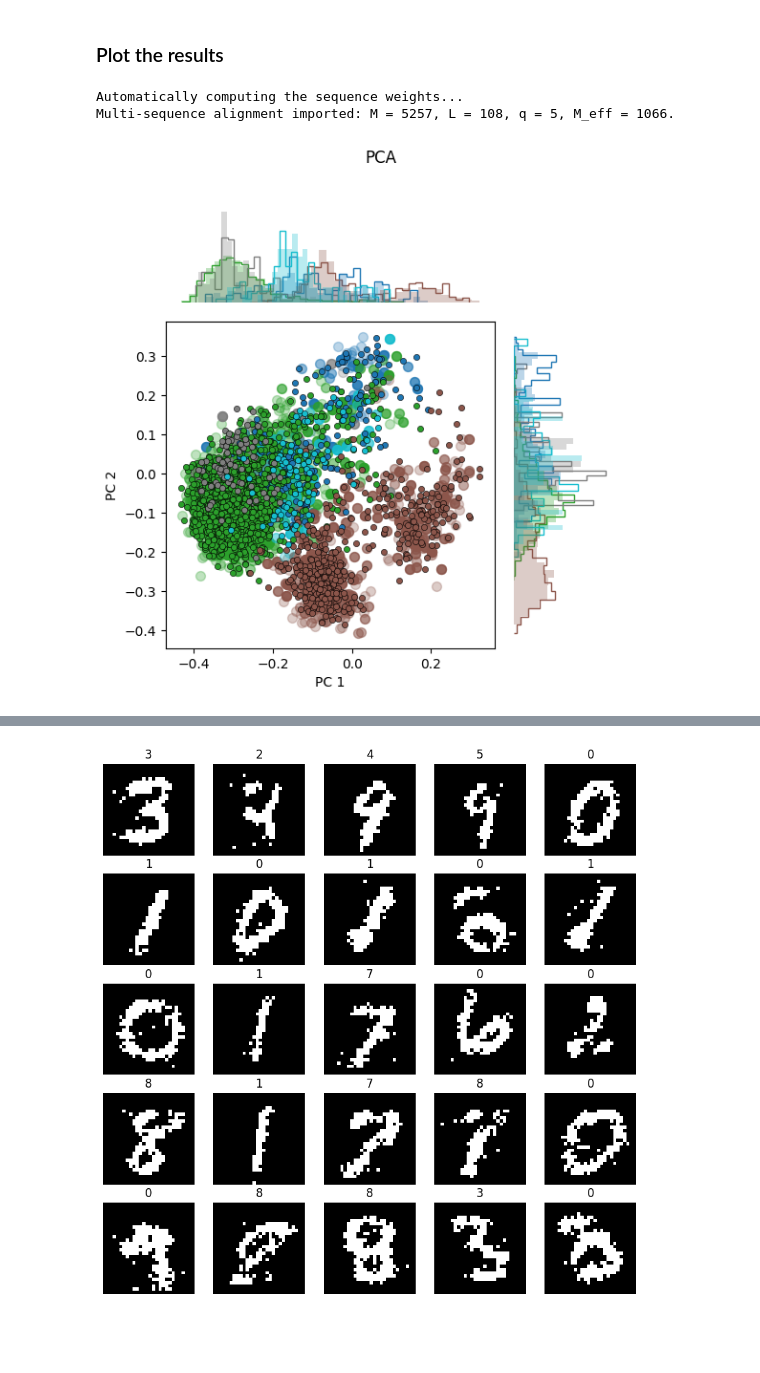
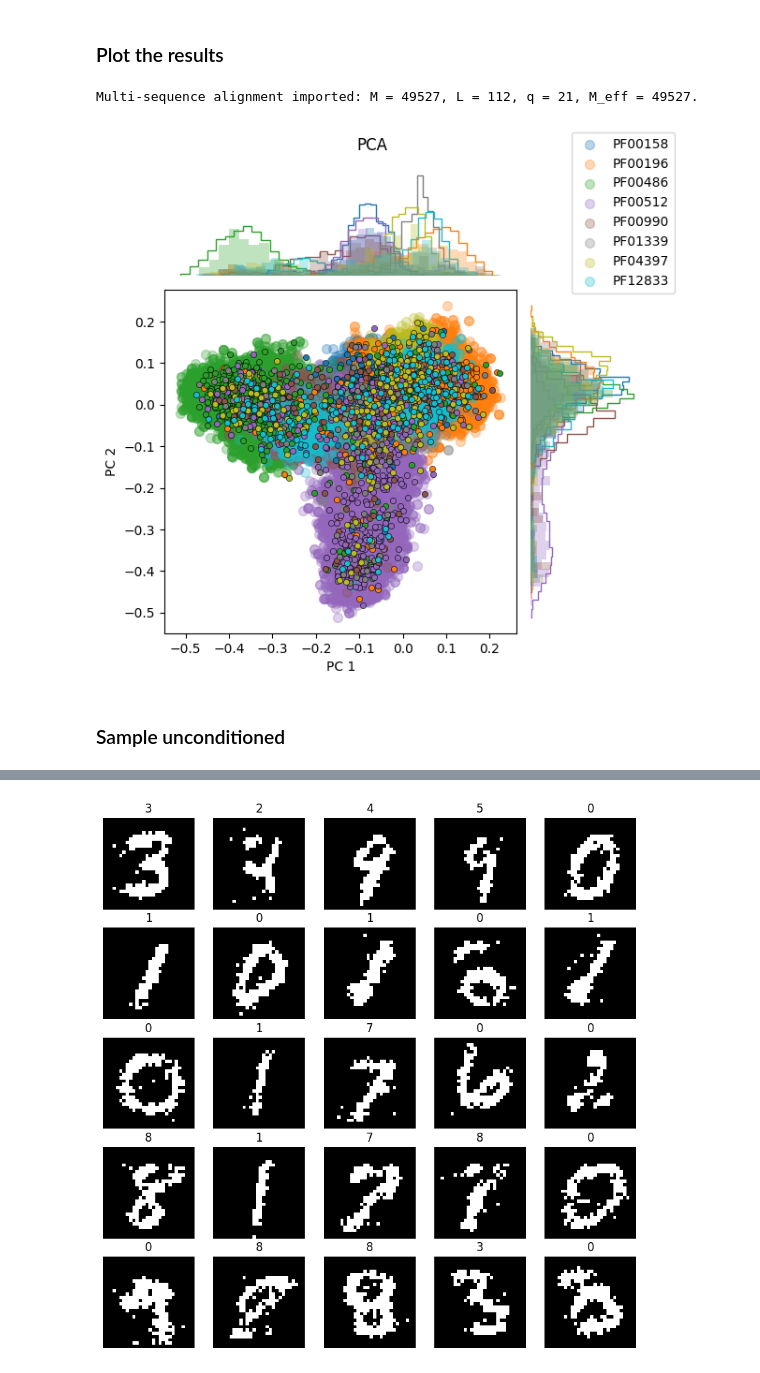
Before and after one commit to rossetl/annaDCA, a Jupyter notebook: develop.ipynb, the cells around one changed output, grey strips where cells are left out. Drawn from its saved outputs; the diff is of its cells as text; code cells hidden in the pictures; blank space fills up the shorter version.

```diff
--- a/develop.ipynb
+++ b/develop.ipynb
@@ -14,22 +14,24 @@ from annadca.plot import plot_PCA
 # %% [markdown]
 ### Plot the results
 # %%
-#fname_data = "/home/rosset/data/PF00072/PF00072.fasta"
-#fname_ann = "/home/rosset/data/PF00072/PF00072_ann.csv"
-#fname_weights = "/home/rosset/data/PF00072/PF00072_weights.dat"
-#fname_chains = "/home/rosset/models/PF00072/annaDCA_chains.fasta"
-#fname_model = "/home/rosset/models/PF00072/annaDCA_params.h5"
+fname_data = "/home/rosset/data/PF00072/PF00072.fasta"
+fname_ann = "/home/rosset/data/PF00072/PF00072_ann.csv"
+fname_weights = "/home/rosset/data/PF00072/PF00072_weights.dat"
+fname_chains = "/home/rosset/models/PF00072/partially_annotated/ann_0.5-sample_label-softmax_chains.fasta"
+fname_model = "/home/rosset/models/PF00072/partially_annotated/ann_0.5-sample_label-softmax_params.h5"
+#fname_chains = "/home/rosset/models/PF00072/partially_annotated/ann_0.5_chains.fasta"
+#fname_model = "/home/rosset/models/PF00072/partially_annotated/ann_0.5_params.h5"
 
-fname_data = "/home/rosset/data/Test/SAM/SAM.fasta"
-fname_ann = "/home/rosset/data/Test/SAM/SAM_ann.csv"
-fname_weights = None
-fname_chains = "/home/rosset/models/SAM/annaDCA_chains.fasta"
-fname_model = "/home/rosset/models/SAM/annaDCA_params.h5"
+#fname_data = "/home/rosset/data/Test/SAM/SAM.fasta"
+#fname_ann = "/home/rosset/data/Test/SAM/SAM_ann.csv"
+#fname_weights = None
+#fname_chains = "/home/rosset/models/SAM/annaDCA_chains.fasta"
+#fname_model = "/home/rosset/models/SAM/annaDCA_params.h5"
 # %%
-device = torch.device("cuda" if torch.cuda.is_available() else "cpu")
+device = torch.device("cuda:2" if torch.cuda.is_available() else "cpu")
 dtype = torch.float32
 # %%
-tokens = get_tokens("rna")
+tokens = get_tokens("protein")
 rbm = annaRBMcat()
 dataset = DatasetCat(
     path_data=fname_data,
@@ -50,8 +52,7 @@ labels_data = labels_data[idxs]
 chains = rbm.load_chains(filename=fname_chains, alphabet=tokens, device=device, dtype=dtype)
 labels_chains = dataset.to_label(chains["label"])
 # %% [output]
-Automatically computing the sequence weights...
-Multi-sequence alignment imported: M = 5257, L = 108, q = 5, M_eff = 1066.
+Multi-sequence alignment imported: M = 49527, L = 112, q = 21, M_eff = 49527.
 # %%
 # project data and chains
 _, _, Vt = torch.linalg.svd(data_flat - data_flat.mean(0), full_matrices=False)
@@ -67,16 +68,20 @@ label_to_color = {label.item(): cmap(i) for i, label in enumerate(unique_labels)
 # %%
 fig = plt.figure(figsize=(6,6))
 fig = plot_PCA(
     fig=fig,
     data1=data_proj,
     labels1=labels_data,
     data2=chains_proj,
     labels2=labels_chains,
     label_to_color=label_to_color,
     dim1=0,
     dim2=1,
     title="PCA",
     split_labels=True,
 )
+fig.legend(bbox_to_anchor=(1.05, 1.0))
+fig.tight_layout()
 # %% [output]
-[figure, old version]
+[figure, new version]
+# %% [markdown]
+### Sample unconditioned
```
Also changed, not shown: parts of 12 cells of this notebook, 12 other files.
